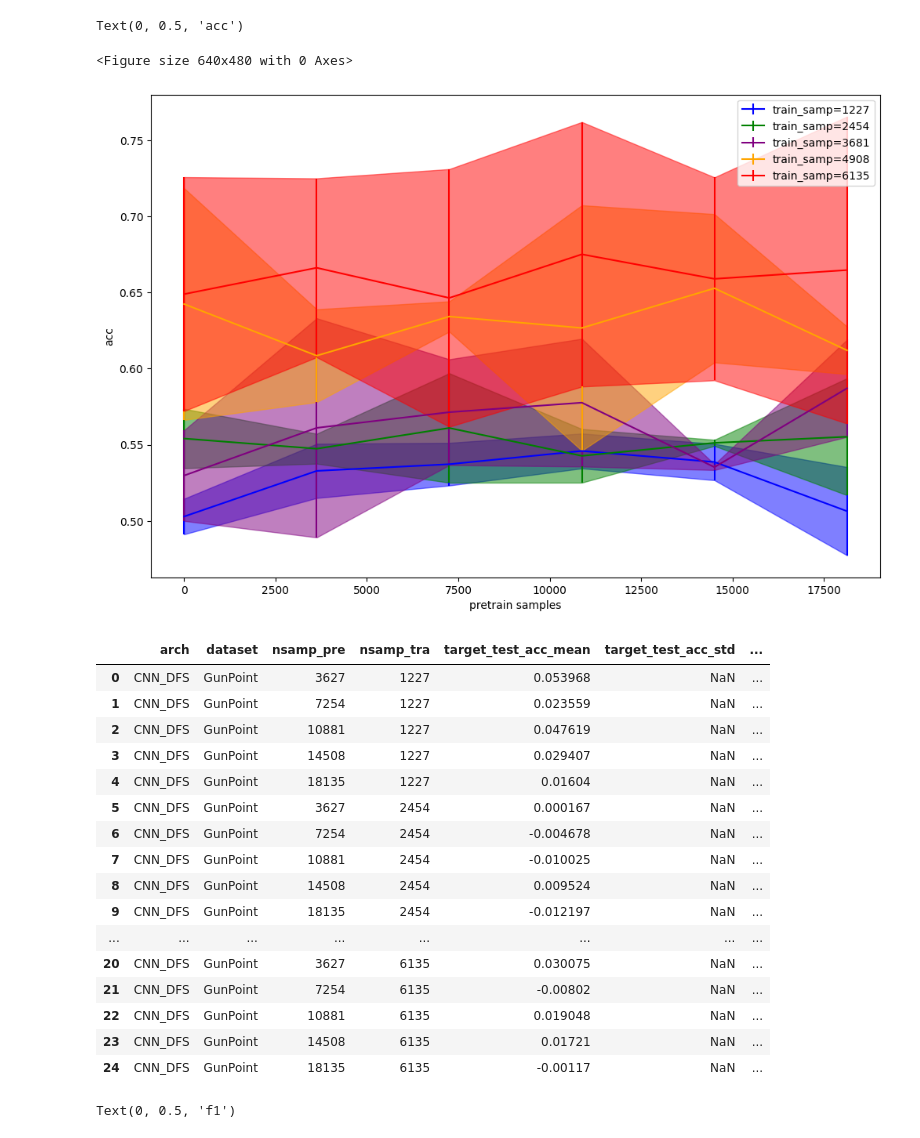
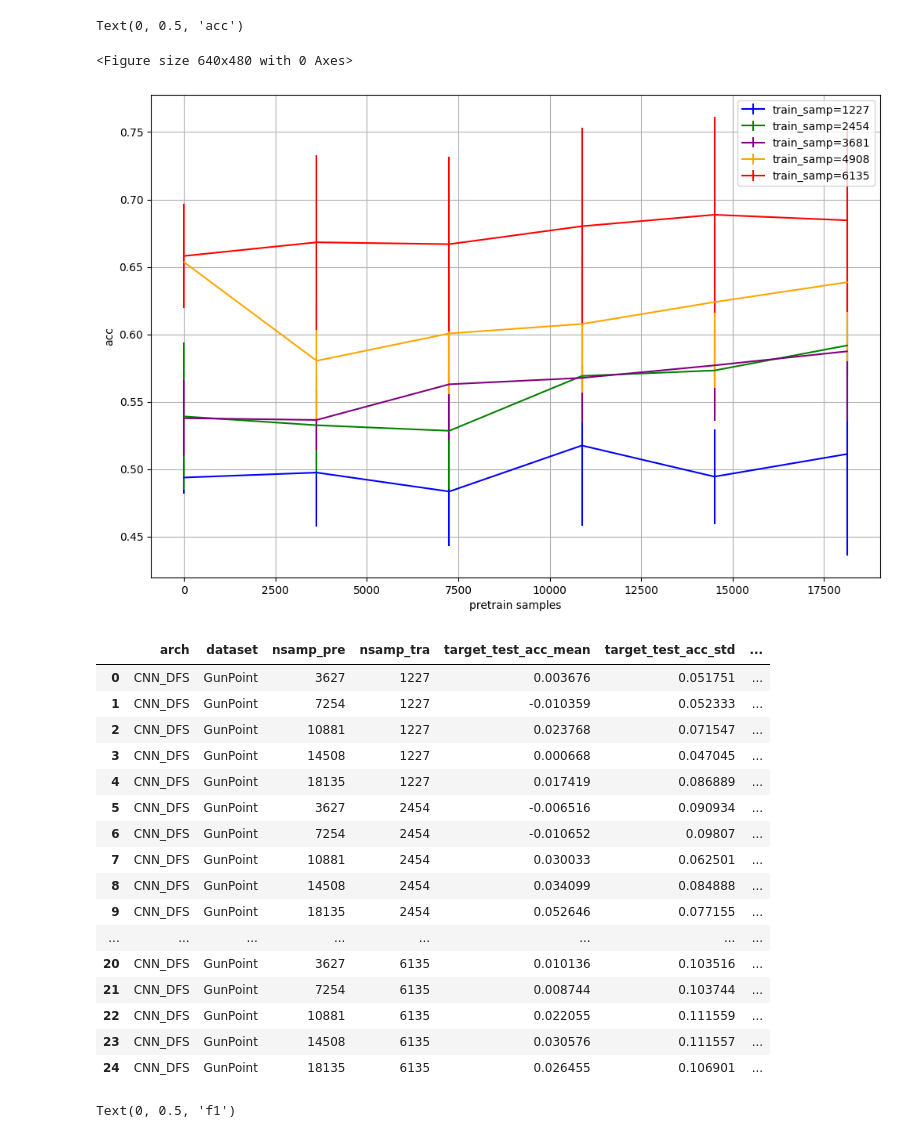
Before and after one commit to mbisan/s3ts, a Jupyter notebook: graphs.ipynb, the cells around one changed output. Cells and saved outputs as stored; diff of their text form; code cells hidden in the pictures.

```diff
--- a/graphs.ipynb
+++ b/graphs.ipynb
@@ -14,7 +14,7 @@ from pathlib import Path
 # auxiliary functions
 import s3ts.analysis as aux
 # %%
-df = aux.load_data(Path("results_synced/atlas_ratio/"))
-df["dataset"].value_counts()
+df = aux.load_data(Path("results_synced/ratio_v3/"))
+df.groupby(["dataset", "arch", "nsamp_tra", "nsamp_pre"]).count()
 #df = df[df["fold_number"] == 1]
 # %% [output]
@@ -23,45 +62,47 @@ Name: dataset, dtype: int64
 # %%
-dfr = aux.EXP_ratio_preprocessing(df)
+
 plt.figure()
 
 metric = "acc"
 
 colors = ["blue", "green", "purple", "orange", "red"]
 fig, ax = plt.subplots(figsize=[12,8])
 for i, (nsamp_pre, dfg) in enumerate(dfr.groupby(["nsamp_tra"])):
     # ax.plot(dfg["nsamp_pre"], dfg[f"target_test_{metric}_mean"], label=f'train_samp={dfg["nsamp_tra"].unique()[0]}', c=colors[i])
     ax.errorbar(dfg["nsamp_pre"], dfg[f"target_test_{metric}_mean"], yerr=dfg[f"target_test_{metric}_std"],
                 label=f'train_samp={dfg["nsamp_tra"].unique()[0]}', c=colors[i])
-    ax.fill_between(dfg["nsamp_pre"], y1=dfg[f"target_test_{metric}_mean"]+dfg[f"target_test_{metric}_std"],
-     y2=dfg[f"target_test_{metric}_mean"]-dfg[f"target_test_{metric}_std"], alpha = 0.5, color=colors[i])
+    # ax.fill_between(dfg["nsamp_pre"], y1=dfg[f"target_test_{metric}_mean"]+dfg[f"target_test_{metric}_std"],
+    #  y2=dfg[f"target_test_{metric}_mean"]-dfg[f"target_test_{metric}_std"], alpha = 0.5, color=colors[i])
 plt.legend()
+plt.grid(True)
 plt.xlabel("pretrain samples")
 plt.ylabel(metric)
 # %% [output]
 Text(0, 0.5, 'acc')
 <Figure size 640x480 with 0 Axes>
-[figure, old version]
+[figure, new version]
 # %%
 dfrb = aux.EXP_ratio_set_baselines(dfr)
+# dfrb[dfrb["nsamp_tra"]!=4908]["target_test_acc_mean"].max()
 dfrb
 # %% [output]
 |  | arch | dataset | nsamp_pre | nsamp_tra | target_test_acc_mean | target_test_acc_std | ... |
-| 0 | CNN_DFS | GunPoint | 3627 | 1227 | 0.053968 | NaN | ... |
-| 1 | CNN_DFS | GunPoint | 7254 | 1227 | 0.023559 | NaN | ... |
-| 2 | CNN_DFS | GunPoint | 10881 | 1227 | 0.047619 | NaN | ... |
-| 3 | CNN_DFS | GunPoint | 14508 | 1227 | 0.029407 | NaN | ... |
-| 4 | CNN_DFS | GunPoint | 18135 | 1227 | 0.01604 | NaN | ... |
-| 5 | CNN_DFS | GunPoint | 3627 | 2454 | 0.000167 | NaN | ... |
-| 6 | CNN_DFS | GunPoint | 7254 | 2454 | -0.004678 | NaN | ... |
-| 7 | CNN_DFS | GunPoint | 10881 | 2454 | -0.010025 | NaN | ... |
-| 8 | CNN_DFS | GunPoint | 14508 | 2454 | 0.009524 | NaN | ... |
-| 9 | CNN_DFS | GunPoint | 18135 | 2454 | -0.012197 | NaN | ... |
+| 0 | CNN_DFS | GunPoint | 3627 | 1227 | 0.003676 | 0.051751 | ... |
+| 1 | CNN_DFS | GunPoint | 7254 | 1227 | -0.010359 | 0.052333 | ... |
+| 2 | CNN_DFS | GunPoint | 10881 | 1227 | 0.023768 | 0.071547 | ... |
+| 3 | CNN_DFS | GunPoint | 14508 | 1227 | 0.000668 | 0.047045 | ... |
+| 4 | CNN_DFS | GunPoint | 18135 | 1227 | 0.017419 | 0.086889 | ... |
+| 5 | CNN_DFS | GunPoint | 3627 | 2454 | -0.006516 | 0.090934 | ... |
+| 6 | CNN_DFS | GunPoint | 7254 | 2454 | -0.010652 | 0.09807 | ... |
+| 7 | CNN_DFS | GunPoint | 10881 | 2454 | 0.030033 | 0.062501 | ... |
+| 8 | CNN_DFS | GunPoint | 14508 | 2454 | 0.034099 | 0.084888 | ... |
+| 9 | CNN_DFS | GunPoint | 18135 | 2454 | 0.052646 | 0.077155 | ... |
 | ... | ... | ... | ... | ... | ... | ... | ... |
-| 20 | CNN_DFS | GunPoint | 3627 | 6135 | 0.030075 | NaN | ... |
-| 21 | CNN_DFS | GunPoint | 7254 | 6135 | -0.00802 | NaN | ... |
-| 22 | CNN_DFS | GunPoint | 10881 | 6135 | 0.019048 | NaN | ... |
-| 23 | CNN_DFS | GunPoint | 14508 | 6135 | 0.01721 | NaN | ... |
-| 24 | CNN_DFS | GunPoint | 18135 | 6135 | -0.00117 | NaN | ... |
+| 20 | CNN_DFS | GunPoint | 3627 | 6135 | 0.010136 | 0.103516 | ... |
+| 21 | CNN_DFS | GunPoint | 7254 | 6135 | 0.008744 | 0.103744 | ... |
+| 22 | CNN_DFS | GunPoint | 10881 | 6135 | 0.022055 | 0.111559 | ... |
+| 23 | CNN_DFS | GunPoint | 14508 | 6135 | 0.030576 | 0.111557 | ... |
+| 24 | CNN_DFS | GunPoint | 18135 | 6135 | 0.026455 | 0.106901 | ... |
 # %%
 dfs: pd.DataFrame = xd
 
```
Also changed, not shown: parts of 2 cells of this notebook, 46 other files.
